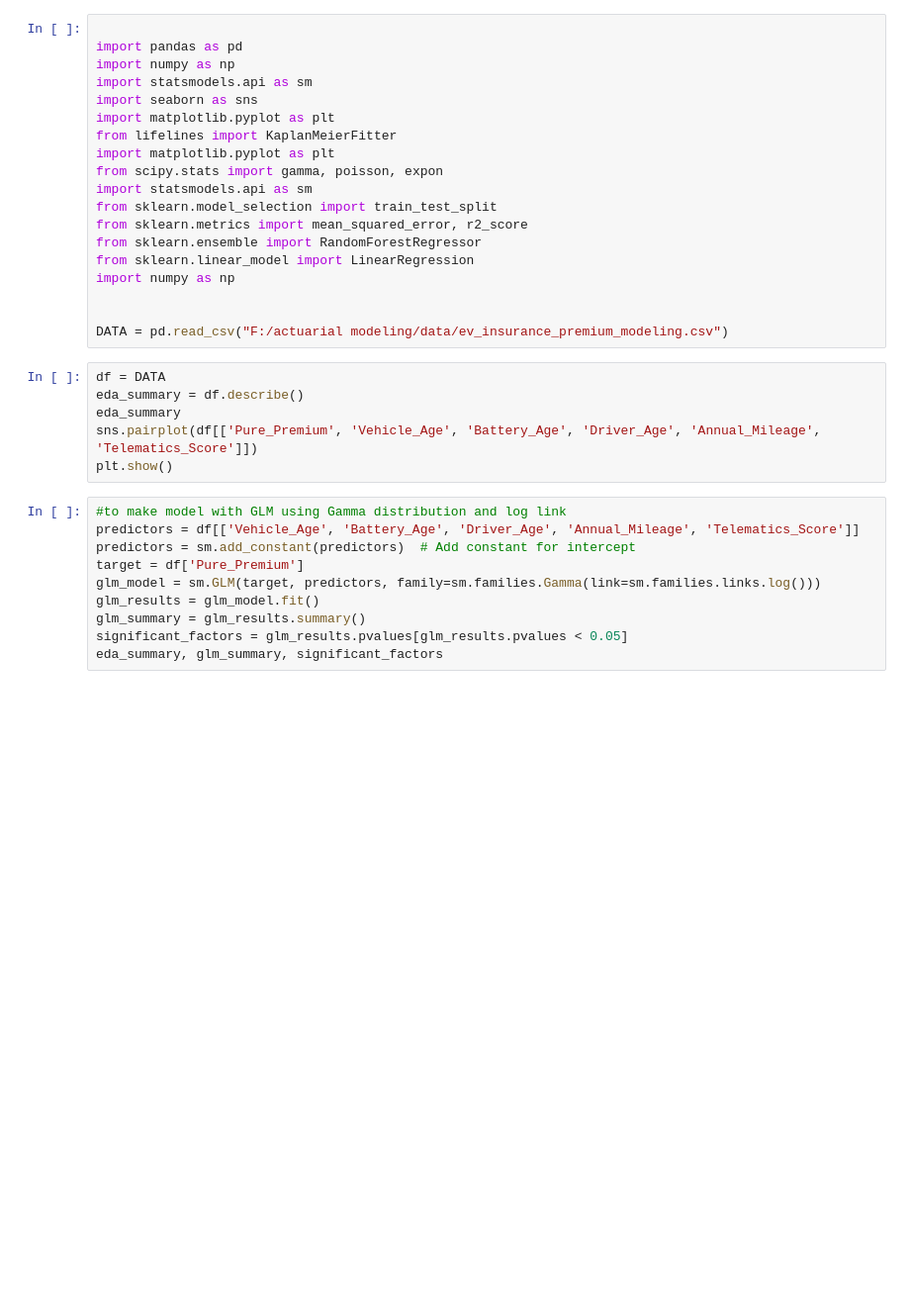
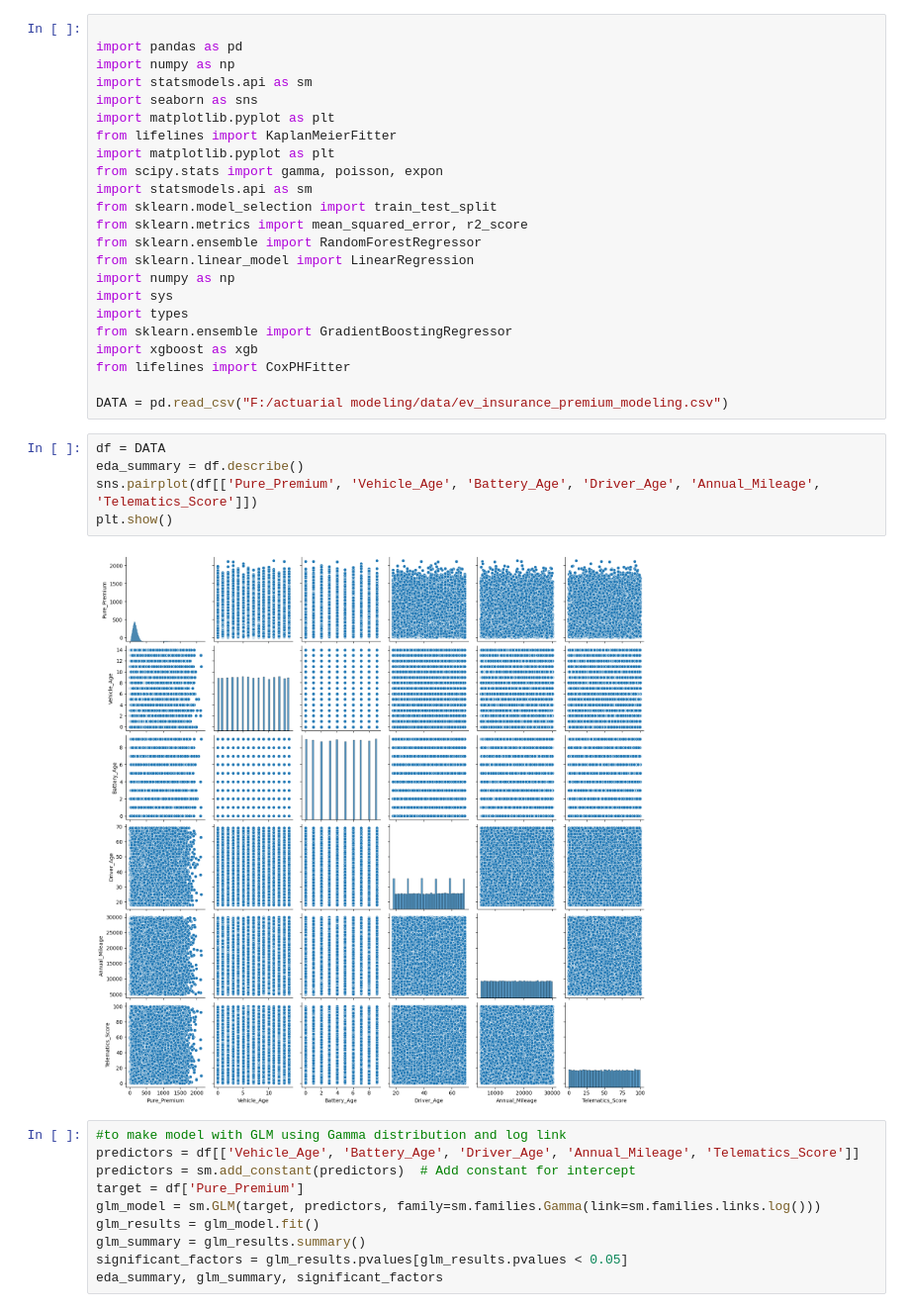
Before and after one commit to faradilahade/actuarialmodeling, a Jupyter notebook: ev insure.ipynb, the cells around one changed output. Shown at 99% size. Saved outputs shown, nothing was run; the diff lists cells and outputs as text; blank space fills up the shorter version.

```diff
--- a/ev insure.ipynb
+++ b/ev insure.ipynb
@@ -14,15 +14,20 @@ from sklearn.metrics import mean_squared_error, r2_score
 from sklearn.ensemble import RandomForestRegressor
 from sklearn.linear_model import LinearRegression
 import numpy as np
-
+import sys
+import types
+from sklearn.ensemble import GradientBoostingRegressor
+import xgboost as xgb
+from lifelines import CoxPHFitter
 
 DATA = pd.read_csv("F:/actuarial modeling/data/ev_insurance_premium_modeling.csv")
 # %%
 df = DATA
 eda_summary = df.describe()
-eda_summary
 sns.pairplot(df[['Pure_Premium', 'Vehicle_Age', 'Battery_Age', 'Driver_Age', 'Annual_Mileage', 'Telematics_Score']])
 plt.show()
+# %% [output]
+[figure, added]
 # %%
 #to make model with GLM using Gamma distribution and log link
 predictors = df[['Vehicle_Age', 'Battery_Age', 'Driver_Age', 'Annual_Mileage', 'Telematics_Score']]
```
Also changed, not shown: parts of 9 cells of this notebook.
